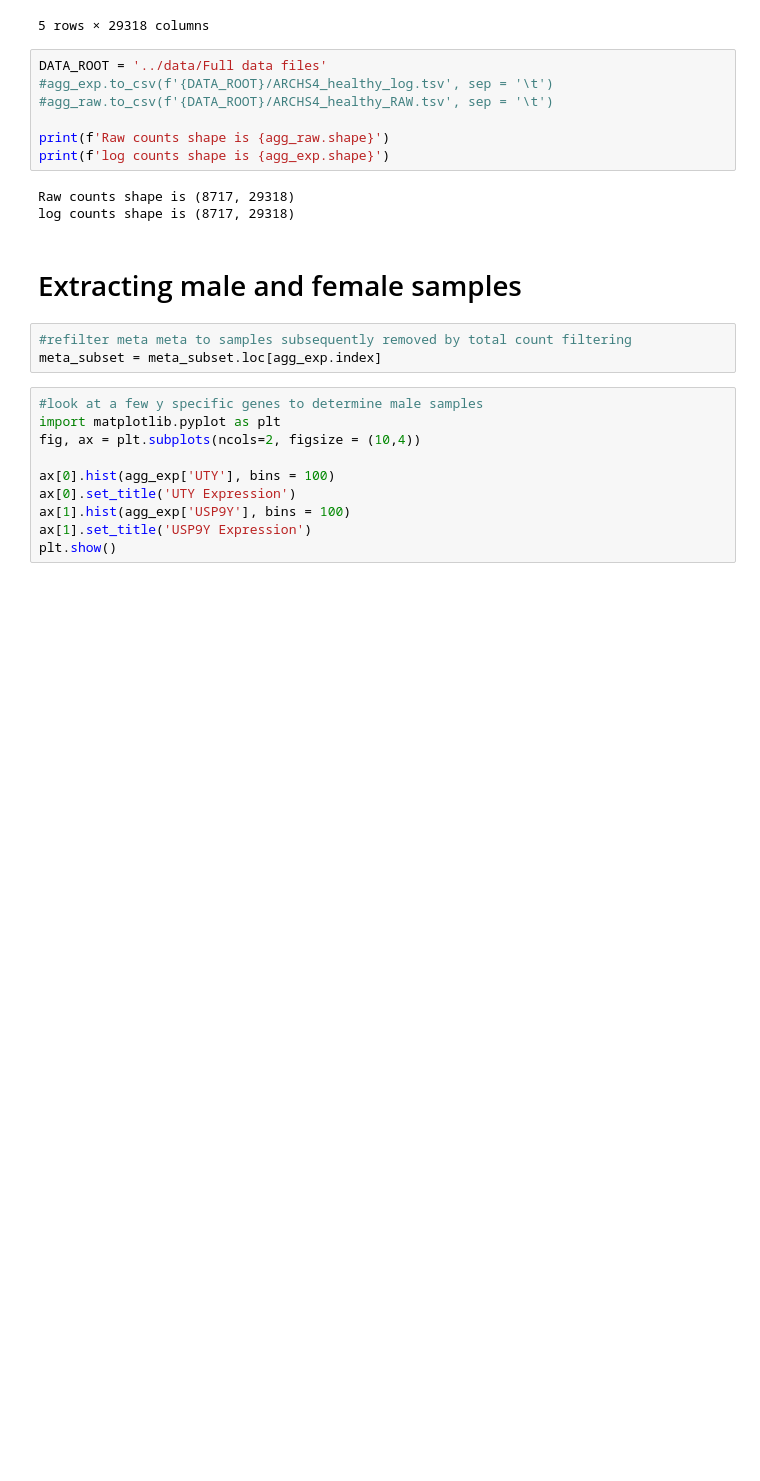
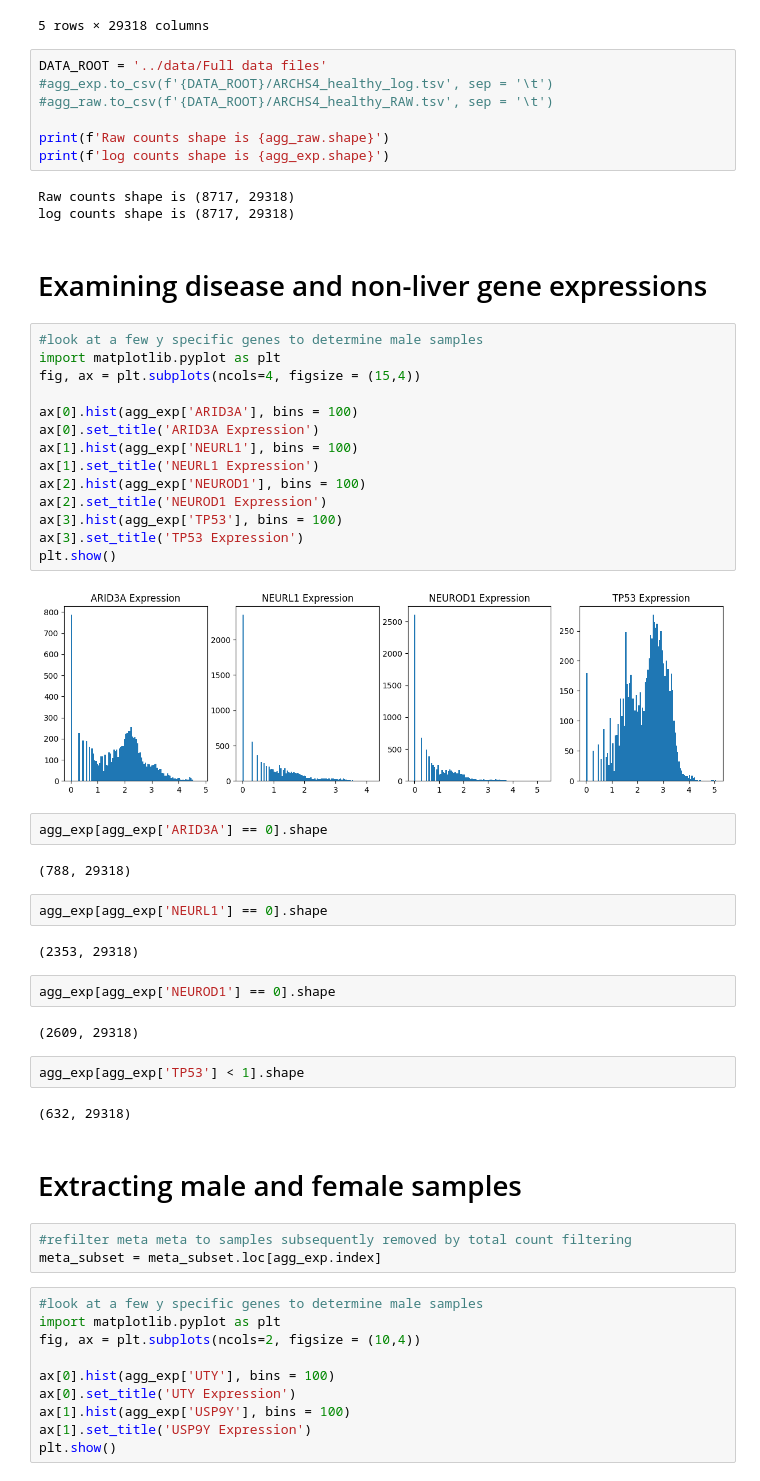
Before and after one commit to Alexander-Broadley/Zhang_lab_rotation, a Jupyter notebook: arch4s_data_processing/data_processing.ipynb, the cells around one changed output. Drawn from its saved outputs; the diff is of its cells as text; blank space fills up the shorter version.

Commit message:
Examining more disease markers in dataset

```diff
--- a/arch4s_data_processing/data_processing.ipynb
+++ b/arch4s_data_processing/data_processing.ipynb
@@ -183,6 +183,40 @@ print(f'log counts shape is {agg_exp.shape}')
 # %% [output]
 Raw counts shape is (8717, 29318)
 log counts shape is (8717, 29318)
+# %% [markdown]
+# Examining disease and non-liver gene expressions
+# %%
+#look at a few y specific genes to determine male samples
+import matplotlib.pyplot as plt
+fig, ax = plt.subplots(ncols=4, figsize = (15,4))
+
+ax[0].hist(agg_exp['ARID3A'], bins = 100)
+ax[0].set_title('ARID3A Expression')
+ax[1].hist(agg_exp['NEURL1'], bins = 100)
+ax[1].set_title('NEURL1 Expression')
+ax[2].hist(agg_exp['NEUROD1'], bins = 100)
+ax[2].set_title('NEUROD1 Expression')
+ax[3].hist(agg_exp['TP53'], bins = 100)
+ax[3].set_title('TP53 Expression')
+plt.show()
+# %% [output]
+[figure, added]
+# %%
+agg_exp[agg_exp['ARID3A'] == 0].shape
+# %% [output]
+(788, 29318)
+# %%
+agg_exp[agg_exp['NEURL1'] == 0].shape
+# %% [output]
+(2353, 29318)
+# %%
+agg_exp[agg_exp['NEUROD1'] == 0].shape
+# %% [output]
+(2609, 29318)
+# %%
+agg_exp[agg_exp['TP53'] < 1].shape
+# %% [output]
+(632, 29318)
 # %% [markdown]
 # Extracting male and female samples
 # %%
```
Also changed, not shown: 2 other files.
